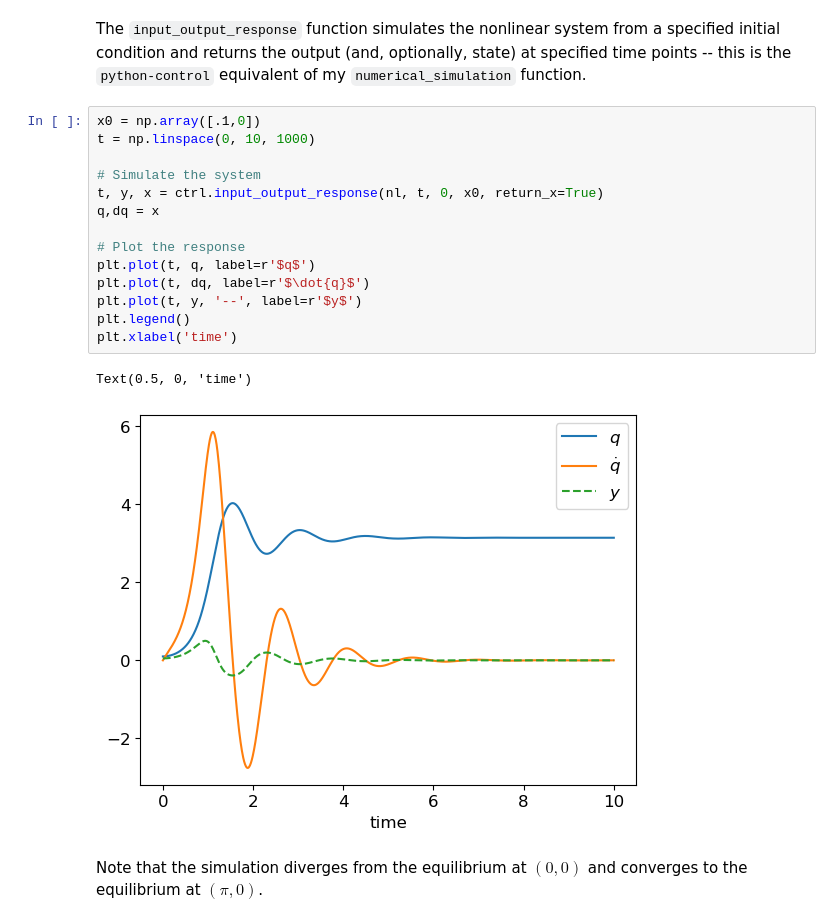
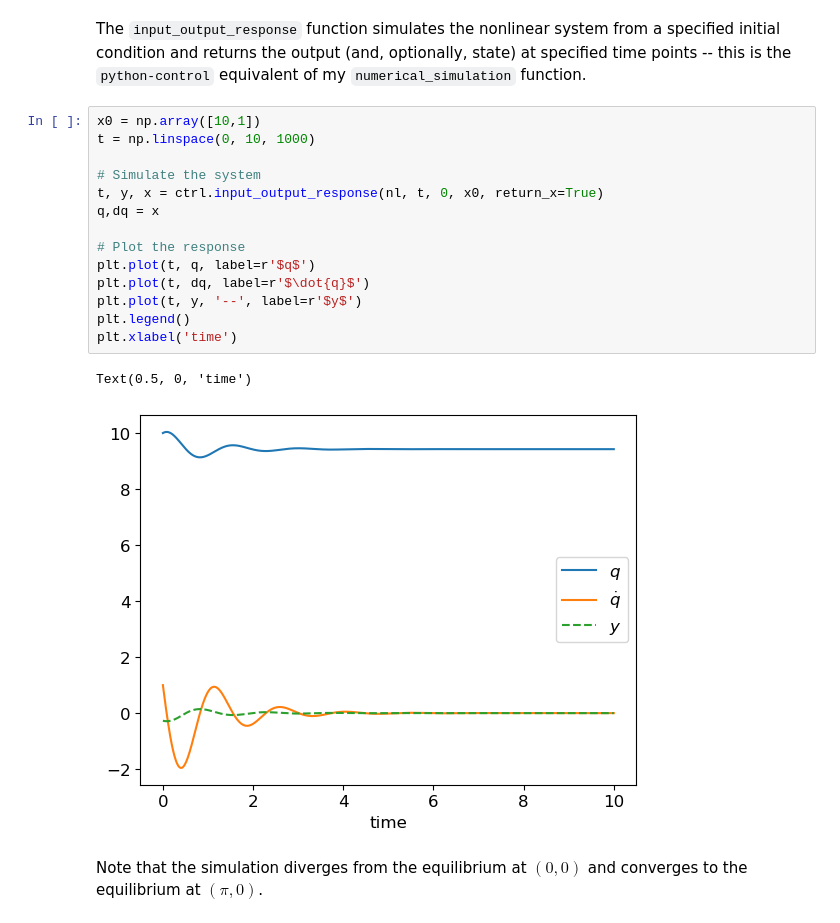
Before and after one commit to sburden/447, a Jupyter notebook: 447_lec_08_computational_tools.ipynb, the cells around one changed output. Cells and saved outputs as stored; diff of their text form.

```diff
--- a/447_lec_08_computational_tools.ipynb
+++ b/447_lec_08_computational_tools.ipynb
@@ -2318,22 +2338,22 @@ Output: <function h at 0x...>
 # %% [markdown]
 The `input_output_response` function simulates the nonlinear system from a specified initial condition and returns the output (and, optionally, state) at specified time points -- this is the `python-control` equivalent of my `numerical_simulation` function.
 # %%
-x0 = np.array([.1,0])
+x0 = np.array([10,1])
 t = np.linspace(0, 10, 1000)
 
 # Simulate the system
 t, y, x = ctrl.input_output_response(nl, t, 0, x0, return_x=True)
 q,dq = x
 
 # Plot the response
 plt.plot(t, q, label=r'$q$')
 plt.plot(t, dq, label=r'$\dot{q}$')
 plt.plot(t, y, '--', label=r'$y$')
 plt.legend()
 plt.xlabel('time')
 # %% [output]
 Text(0.5, 0, 'time')
-[figure, old version]
+[figure, new version]
 # %% [markdown]
 Note that the simulation diverges from the equilibrium at $(0,0)$ and converges to the equilibrium at $(\pi,0)$.
 # %% [markdown]
```
Also changed, not shown: parts of 10 cells of this notebook.
